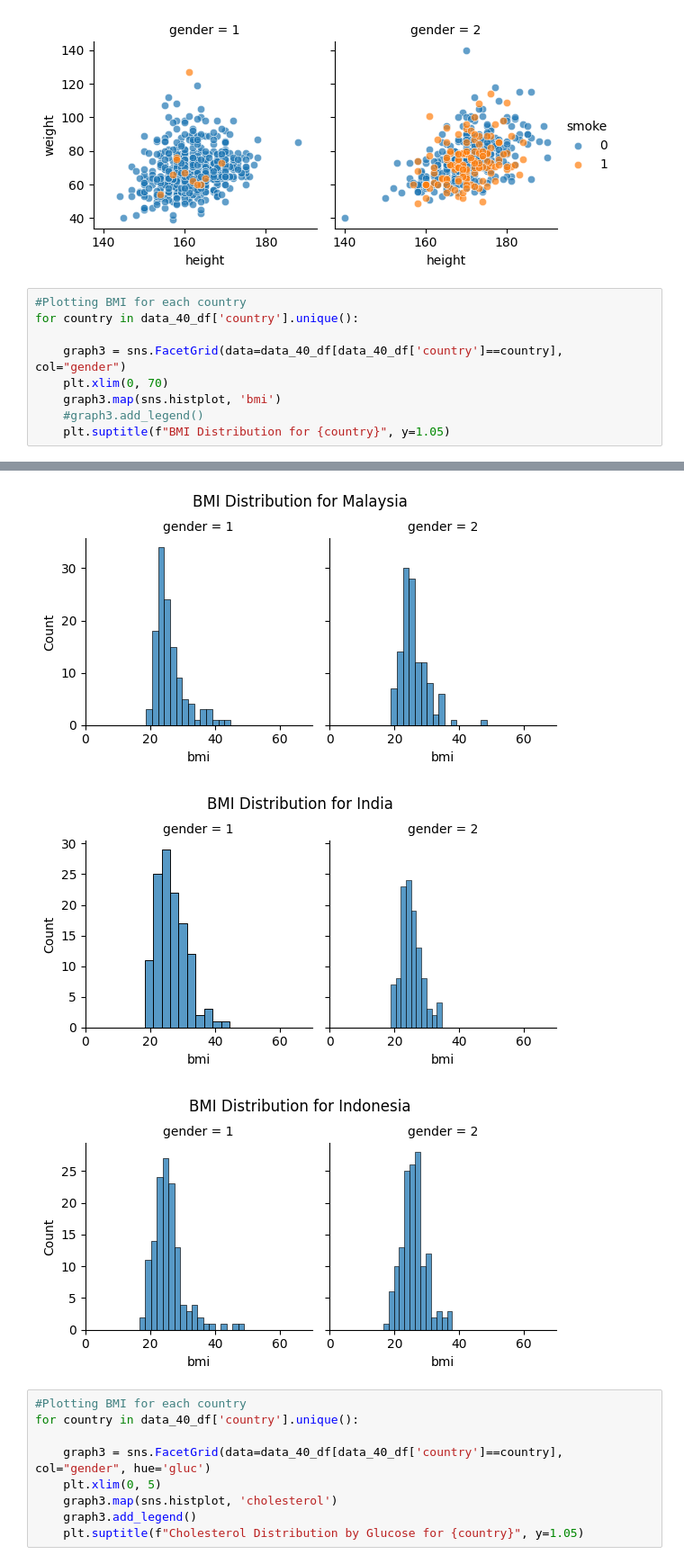
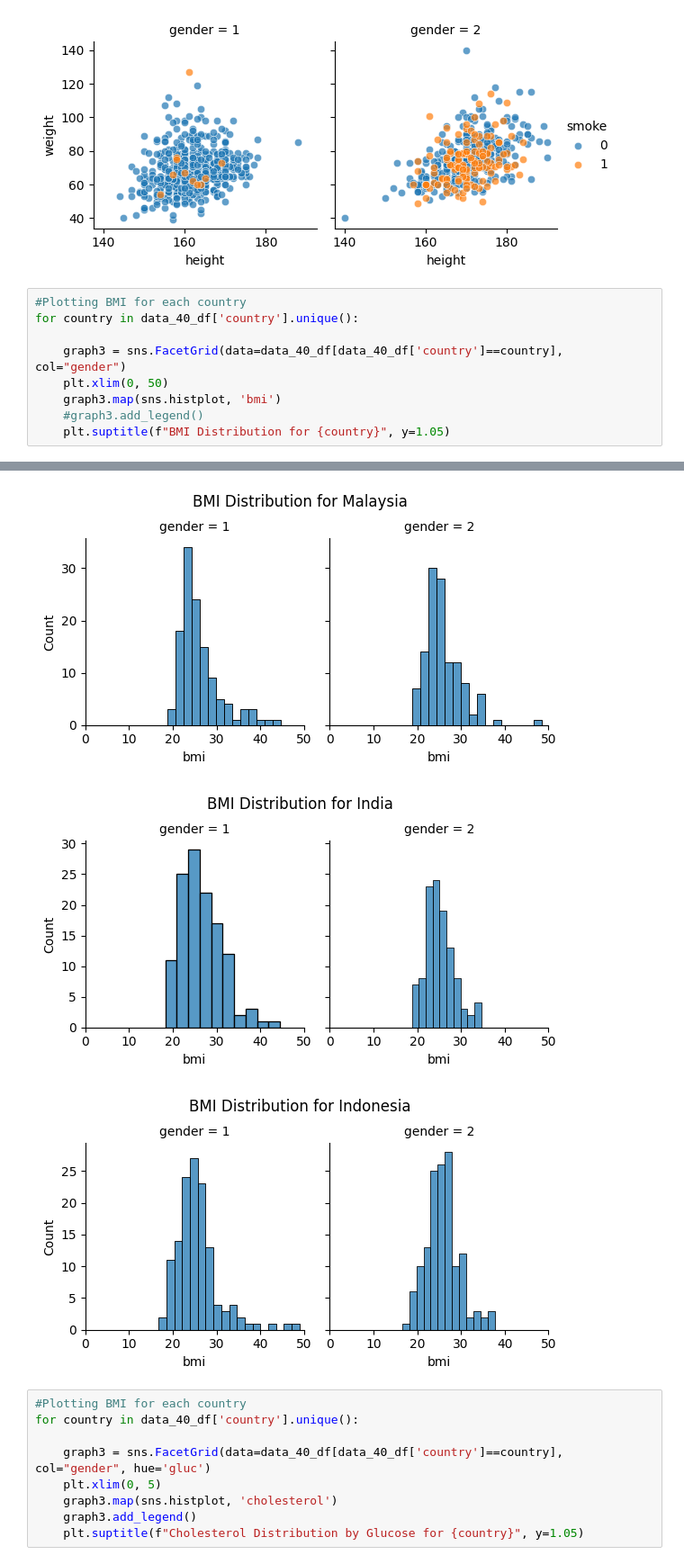
Before and after one commit to jeffatgithub/ntuchealth, a Jupyter notebook: analysis40.ipynb, the cells around one changed output, grey strips where cells are left out. Shown at 90% size. Cells and saved outputs as stored; diff of their text form.

```diff
--- a/analysis40.ipynb
+++ b/analysis40.ipynb
@@ -181,7 +181,7 @@ graph.add_legend()
 for country in data_40_df['country'].unique():
 
     graph3 = sns.FacetGrid(data=data_40_df[data_40_df['country']==country], col="gender")
-    plt.xlim(0, 70)
+    plt.xlim(0, 50)
     graph3.map(sns.histplot, 'bmi')
     #graph3.add_legend()
     plt.suptitle(f"BMI Distribution for {country}", y=1.05)
@@ -190,6 +190,6 @@ for country in data_40_df['country'].unique():
-[figure, old version]
+[figure, new version]
-[figure, old version]
+[figure, new version]
-[figure, old version]
+[figure, new version]
 # %%
 #Plotting BMI for each country
 for country in data_40_df['country'].unique():
```
Also changed, not shown: parts of 2 cells of this notebook, 1 other file.
